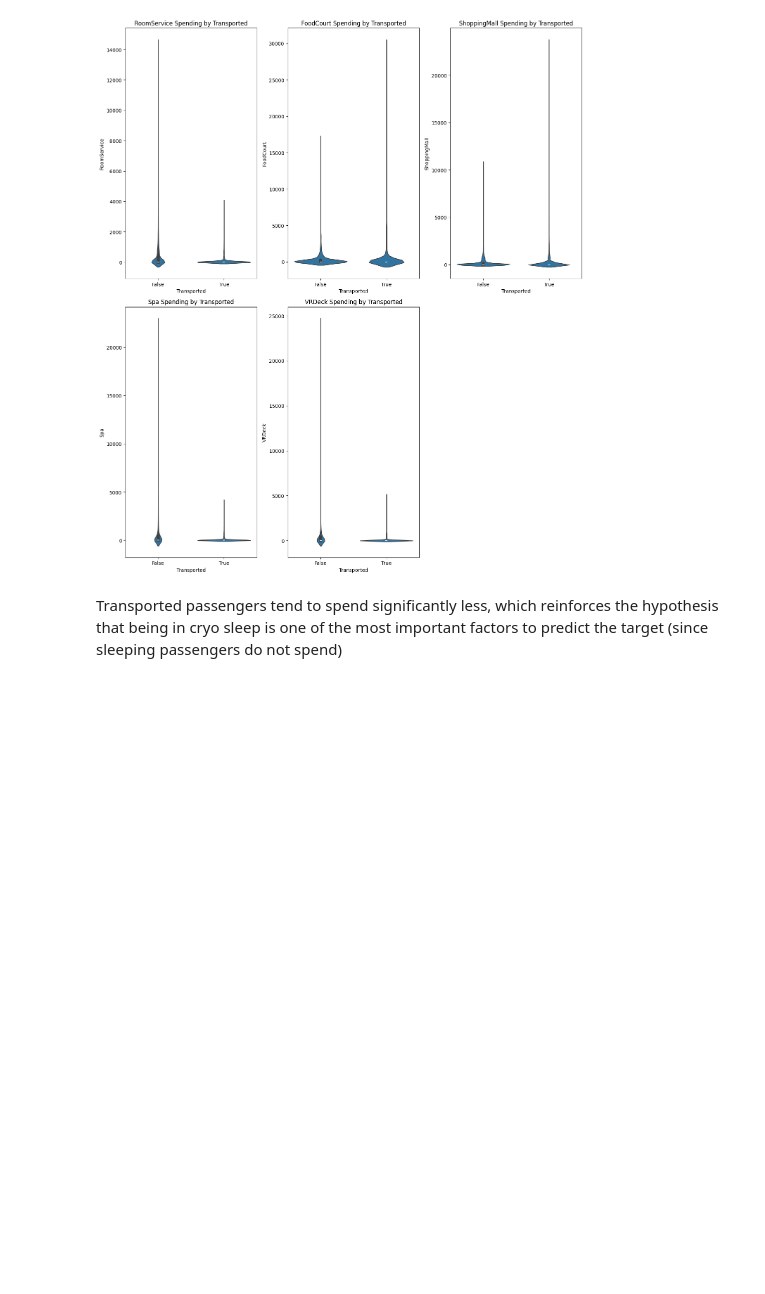
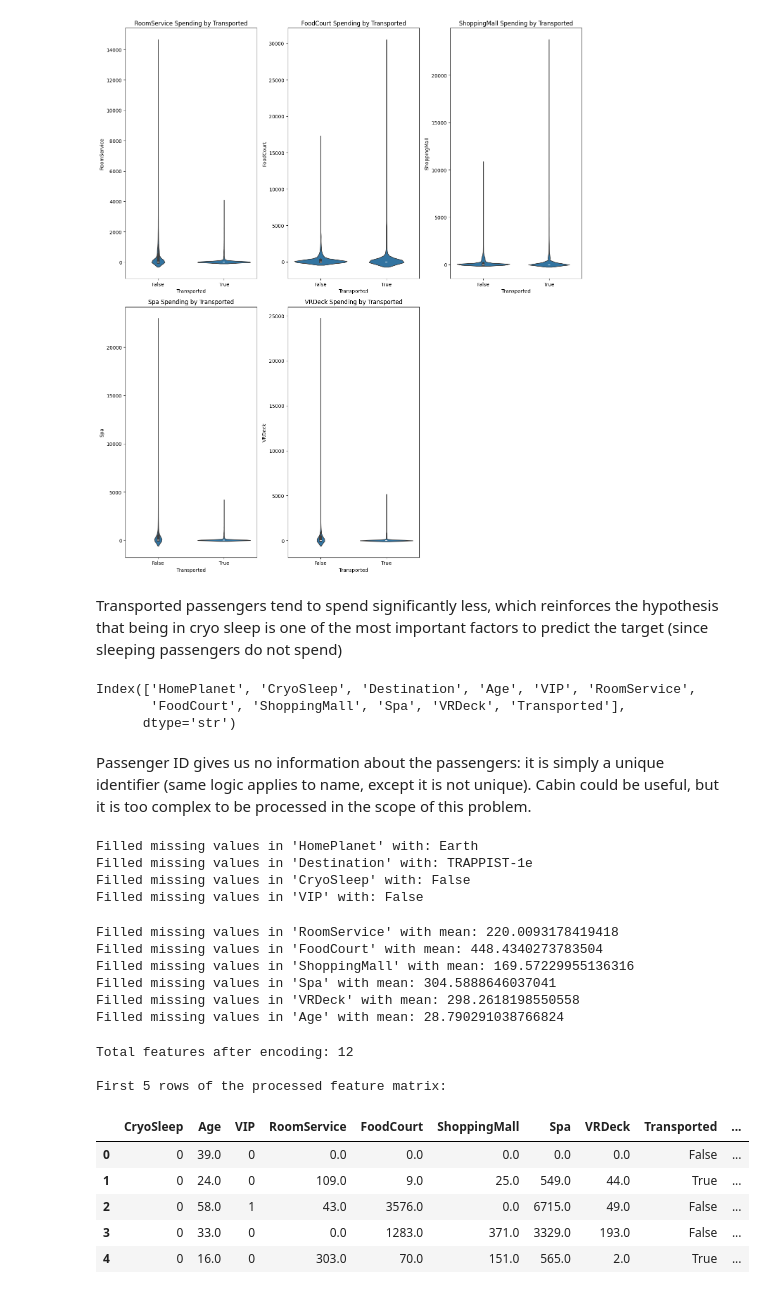
Before and after one commit to Pedro-Langone/EC146, a Jupyter notebook: hw1/hw1_5.ipynb, the cells around one changed output. Saved outputs shown, nothing was run; the diff lists cells and outputs as text; code cells hidden in the pictures; blank space fills up the shorter version.

```diff
--- a/hw1/hw1_5.ipynb
+++ b/hw1/hw1_5.ipynb
@@ -3,7 +3,7 @@
 #i)
 import pandas as pd
 import matplotlib.pyplot as plt
-data_path="HW1_data/data/question_5_data/train.csv"
+data_path="data/question_5_data/train.csv"
 df = pd.read_csv(data_path)
 print (f"Shape: {df.shape}")
 print (f"Data types:\n{df.dtypes}")
@@ -174,3 +174,70 @@ Transported passengers tend to spend significantly less, which reinforces the hy
 # %%
 # Part b)
 # i)
+# Drop the uninformative columns from the dataframe
+df = df.drop(columns=['PassengerId', 'Name', 'Cabin'])
+
+# Verify the columns are dropped
+print(df.columns)
+# %% [output]
+Index(['HomePlanet', 'CryoSleep', 'Destination', 'Age', 'VIP', 'RoomService',
+       'FoodCourt', 'ShoppingMall', 'Spa', 'VRDeck', 'Transported'],
+      dtype='str')
+# %% [markdown]
+Passenger ID gives us no information about the passengers: it is simply a unique identifier (same logic applies to name, except it is not unique). Cabin could be useful, but it is too complex to be processed in the scope of this problem.
+# %%
+#ii)
+cat_cols = ['HomePlanet', 'Destination', 'CryoSleep', 'VIP']
+
+# Loop through each column to calculate and apply the mode
+for col in cat_cols:
+    mode_value = df[col].mode()[0]
+
+    # Fill missing (NaN) values with the mode
+    df[col] = df[col].fillna(mode_value)
+
+    # Optional: Print out what was imputed for your records
+    print(f"Filled missing values in '{col}' with: {mode_value}")
+# %% [output]
+Filled missing values in 'HomePlanet' with: Earth
+Filled missing values in 'Destination' with: TRAPPIST-1e
+Filled missing values in 'CryoSleep' with: False
+Filled missing values in 'VIP' with: False
+# %%
+# iii)
+spending_features = ['RoomService', 'FoodCourt', 'ShoppingMall', 'Spa', 'VRDeck', 'Age']
+for feature in spending_features:
+    mean_value = df[feature].mean()
+    df[feature] = df[feature].fillna(mean_value)
+    print(f"Filled missing values in '{feature}' with mean: {mean_value}")
+# %% [output]
+Filled missing values in 'RoomService' with mean: 220.0093178419418
+Filled missing values in 'FoodCourt' with mean: 448.4340273783504
+Filled missing values in 'ShoppingMall' with mean: 169.57229955136316
+Filled missing values in 'Spa' with mean: 304.5888646037041
+Filled missing values in 'VRDeck' with mean: 298.2618198550558
+Filled missing values in 'Age' with mean: 28.790291038766824
+# %%
+# iv)
+# We can just convert the booleans to ints
+df['CryoSleep'] = df['CryoSleep'].astype(int)
+df['VIP'] = df['VIP'].astype(int)
+
+df = pd.get_dummies(df, columns=['HomePlanet', 'Destination'], drop_first=True, dtype=int)
+
+num_features = df.shape[1] - 1 if 'Transported' in df.columns else df.shape[1]
+print(f"Total features after encoding: {num_features}")
+
+# 4. Print the first 5 rows to verify
+print("\nFirst 5 rows of the processed feature matrix:")
+display(df.head())
+# %% [output]
+Total features after encoding: 12
+
+First 5 rows of the processed feature matrix:
+|  | CryoSleep | Age | VIP | RoomService | FoodCourt | ShoppingMall | Spa | VRDeck | Transported | ... |
+| 0 | 0 | 39.0 | 0 | 0.0 | 0.0 | 0.0 | 0.0 | 0.0 | False | ... |
+| 1 | 0 | 24.0 | 0 | 109.0 | 9.0 | 25.0 | 549.0 | 44.0 | True | ... |
+| 2 | 0 | 58.0 | 1 | 43.0 | 3576.0 | 0.0 | 6715.0 | 49.0 | False | ... |
+| 3 | 0 | 33.0 | 0 | 0.0 | 1283.0 | 371.0 | 3329.0 | 193.0 | False | ... |
+| 4 | 0 | 16.0 | 0 | 303.0 | 70.0 | 151.0 | 565.0 | 2.0 | True | ... |
```
Also changed, not shown: parts of 2 cells of this notebook.
